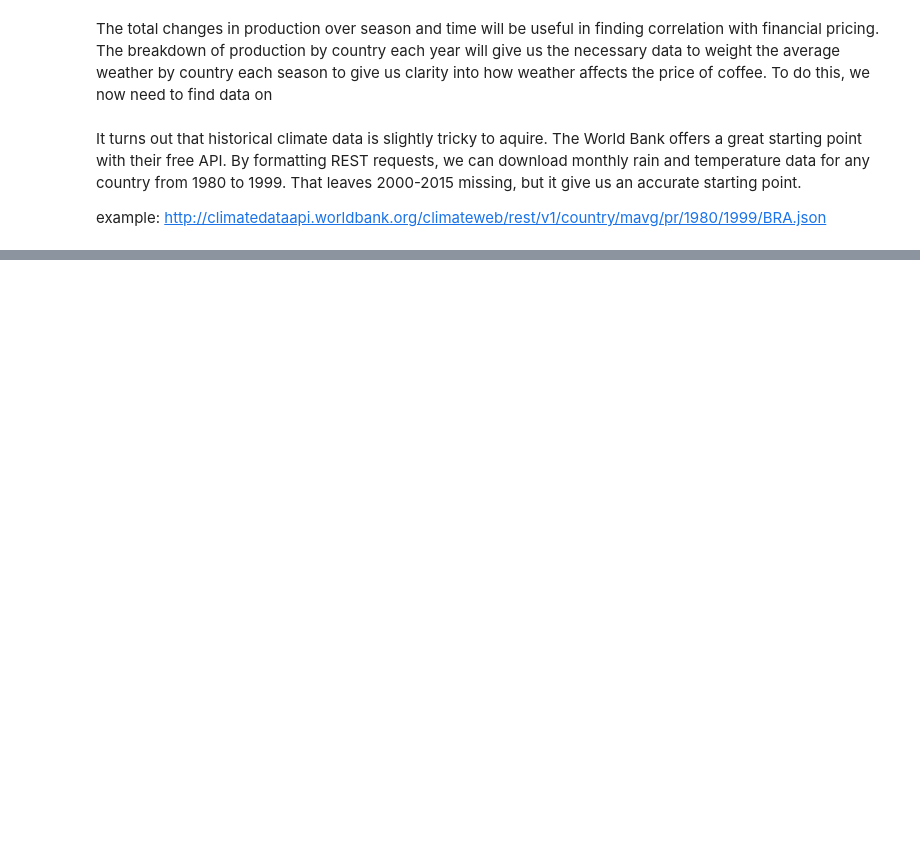
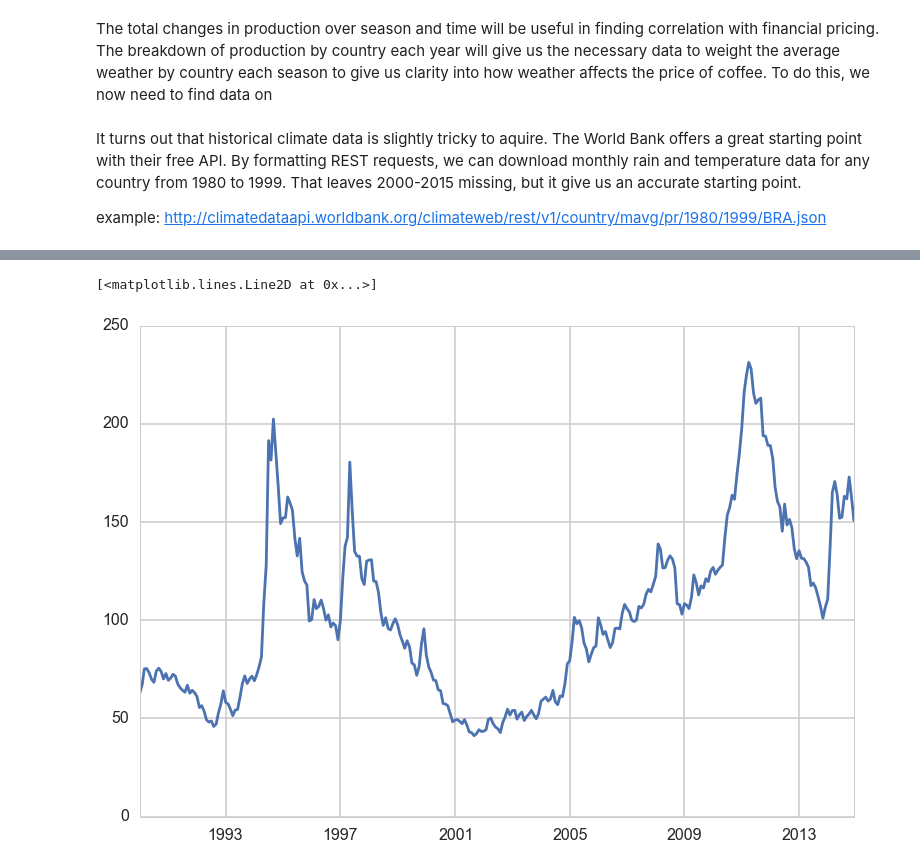
Before and after one commit to janezchen/coffee, a Jupyter notebook: coffee_weather.ipynb, the cells around one changed output, grey strips where cells are left out. Cells and saved outputs as stored; diff of their text form; code cells hidden in the pictures; blank space fills up the shorter version.

```diff
--- a/coffee_weather.ipynb
+++ b/coffee_weather.ipynb
@@ -144,0 +148,4 @@ tempdf.to_csv('tempdf.csv')
+# %%
+pricedf = pd.DataFrame.from_csv("prices.csv")
+pricedf.index = pd.to_datetime(pricedf.index)
+pricedf.head()
@@ -144,0 +160,5 @@ tempdf.to_csv('tempdf.csv')
+# %%
+plt.plot(pricedf.index, pricedf["ICO composite indicator"])
+# %% [output]
+[<matplotlib.lines.Line2D at 0x...>]
+[figure, added]
```
Also changed, not shown: parts of 8 cells of this notebook, 1 other file.
